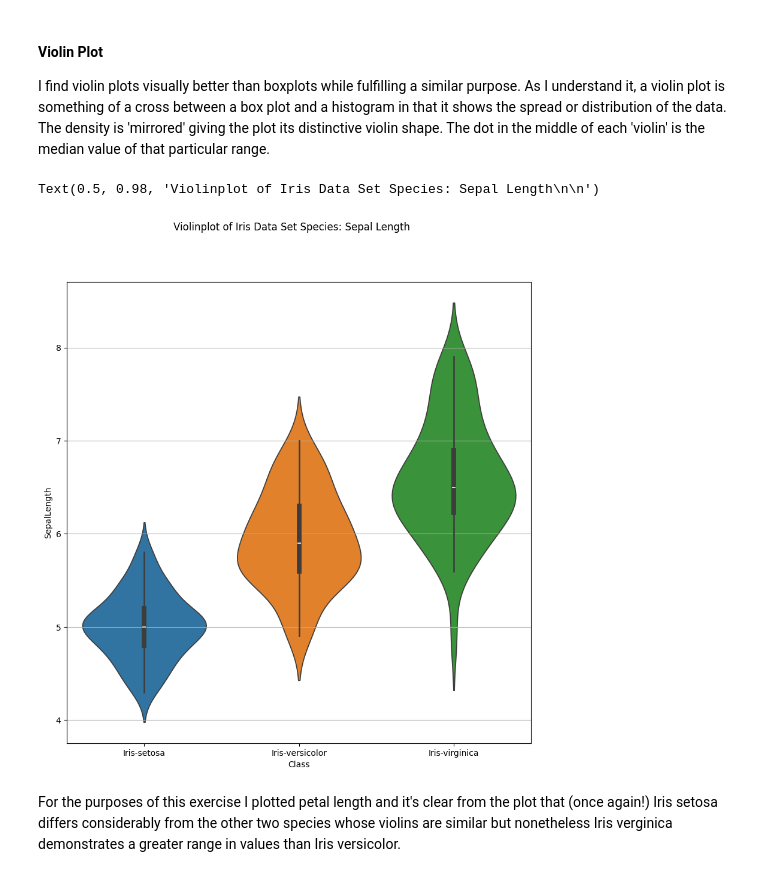
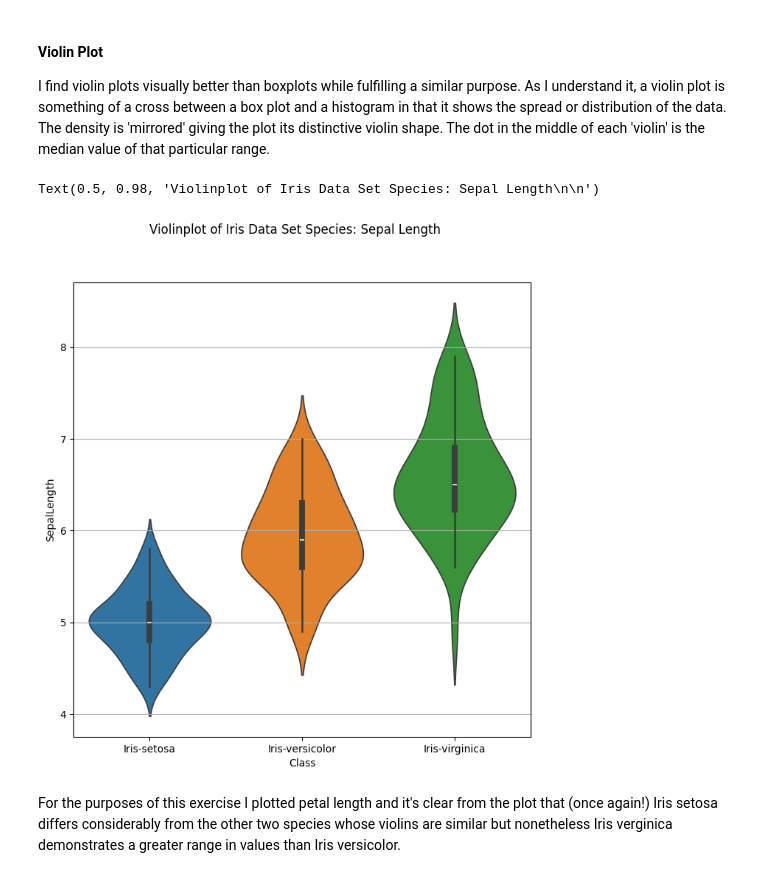
Before and after one commit to Scunnies/machine-learning-and-statistics, a Jupyter notebook: Project/Exploring Classification Algorithms with the Iris Dataset.ipynb, the cells around one changed output. Drawn from its saved outputs; the diff is of its cells as text; code cells hidden in the pictures.

```diff
--- a/Project/Exploring Classification Algorithms with the Iris Dataset.ipynb
+++ b/Project/Exploring Classification Algorithms with the Iris Dataset.ipynb
@@ -160,13 +161,13 @@ Specifying a colour for each species greatly helps in interpreting these scatter
 
 I find violin plots visually better than boxplots while fulfilling a similar purpose. As I understand it, a violin plot is something of a cross between a box plot and a histogram in that it shows the spread or distribution of the data. The density is 'mirrored' giving the plot its distinctive violin shape. The dot in the middle of each 'violin' is the median value of that particular range.
 # %%
-plt.figure(figsize=(10,10))
+plt.figure(figsize=(8,8))
 sns.violinplot(x=data["Class"], y=data["SepalLength"], data=data, hue = "Class")
 plt.grid (axis = "y") # I referred to w3schools for how to put in lines on Y axis only
 plt.suptitle ("Violinplot of Iris Data Set Species: Sepal Length\n\n")
 # %% [output]
 Text(0.5, 0.98, 'Violinplot of Iris Data Set Species: Sepal Length\n\n')
-[figure, old version]
+[figure, new version]
 # %% [markdown]
 For the purposes of this exercise I plotted petal length and it's clear from the plot that (once again!) Iris setosa differs considerably from the other two species whose violins are similar but nonetheless Iris verginica demonstrates a greater range in values than Iris versicolor.
 # %% [markdown]
```
Also changed, not shown: parts of 23 cells of this notebook.
